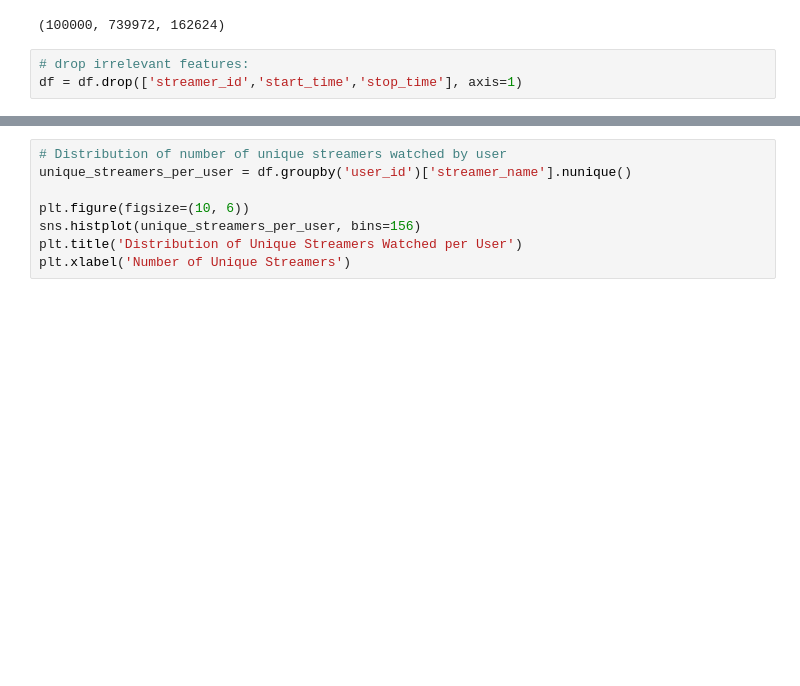
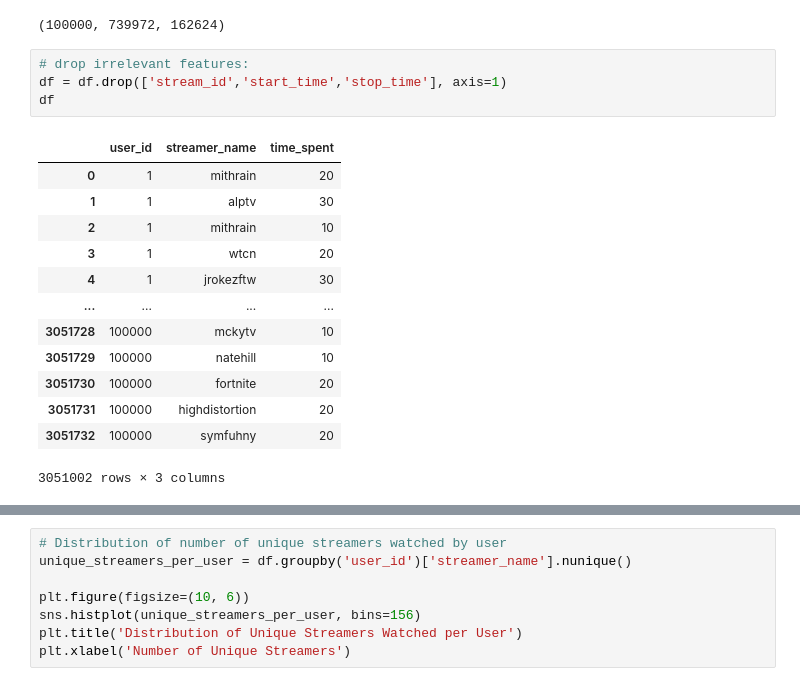
Before and after one commit to garrett-lam/twitchRec, a Jupyter notebook: twitchRec.ipynb, the cells around one changed output, grey strips where cells are left out. Drawn from its saved outputs; the diff is of its cells as text; blank space fills up the shorter version.

```diff
--- a/twitchRec.ipynb
+++ b/twitchRec.ipynb
@@ -143,7 +144,22 @@ df['user_id'].nunique(), df['stream_id'].nunique(), df['streamer_name'].nunique(
 (100000, 739972, 162624)
 # %%
 # drop irrelevant features:
-df = df.drop(['streamer_id','start_time','stop_time'], axis=1)
+df = df.drop(['stream_id','start_time','stop_time'], axis=1)
+df
+# %% [output]
+|  | user_id | streamer_name | time_spent |
+| 0 | 1 | mithrain | 20 |
+| 1 | 1 | alptv | 30 |
+| 2 | 1 | mithrain | 10 |
+| 3 | 1 | wtcn | 20 |
+| 4 | 1 | jrokezftw | 30 |
+| ... | ... | ... | ... |
+| 3051728 | 100000 | mckytv | 10 |
+| 3051729 | 100000 | natehill | 10 |
+| 3051730 | 100000 | fortnite | 20 |
+| 3051731 | 100000 | highdistortion | 20 |
+| 3051732 | 100000 | symfuhny | 20 |
+3051002 rows × 3 columns
 # %%
 # Most popular streamers
 top_streamers = df['streamer_name'].value_counts().nlargest(15)
```
Also changed, not shown: parts of 52 cells of this notebook.
